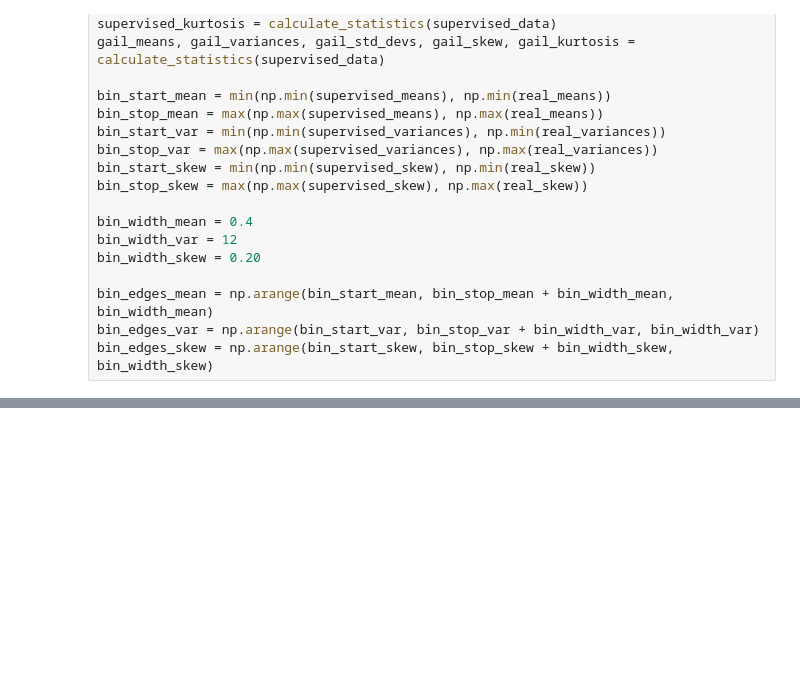
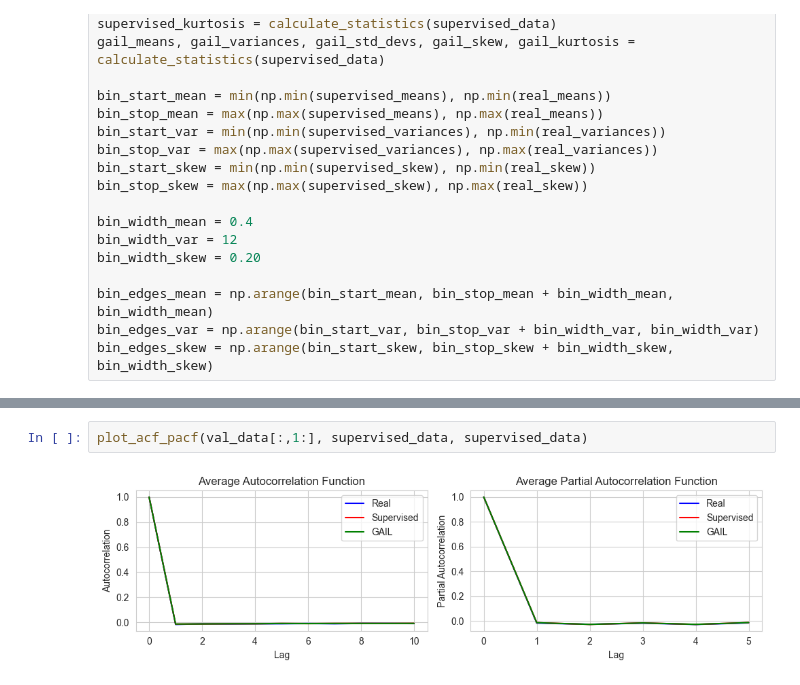
Before and after one commit to FrensiZ/adversial_learning, a Jupyter notebook: adv_Kang_LSTM.ipynb, the cells around one changed output, grey strips where cells are left out. Drawn from its saved outputs; the diff is of its cells as text; blank space fills up the shorter version.

```diff
--- a/adv_Kang_LSTM.ipynb
+++ b/adv_Kang_LSTM.ipynb
@@ -1102,0 +950,4 @@ distribution_evolution1(val_data[:,1:], supervised_data, supervised_data, token_
+# %%
+plot_acf_pacf(val_data[:,1:], supervised_data, supervised_data)
+# %% [output]
+[figure, added]
```
Also changed, not shown: parts of 16 cells of this notebook, 6 other files.
